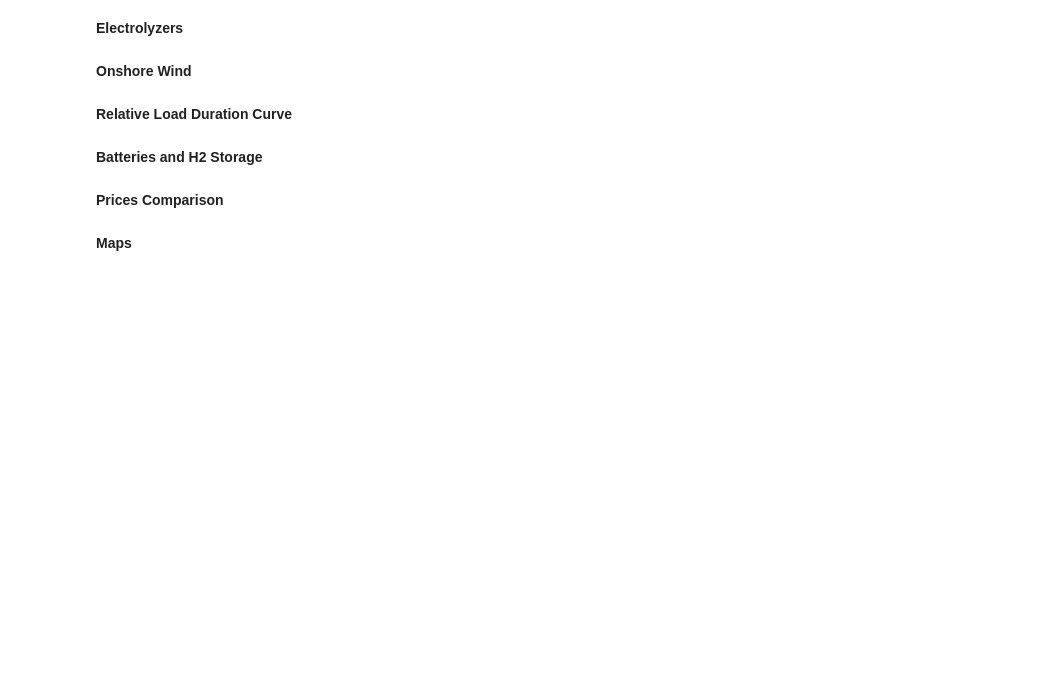
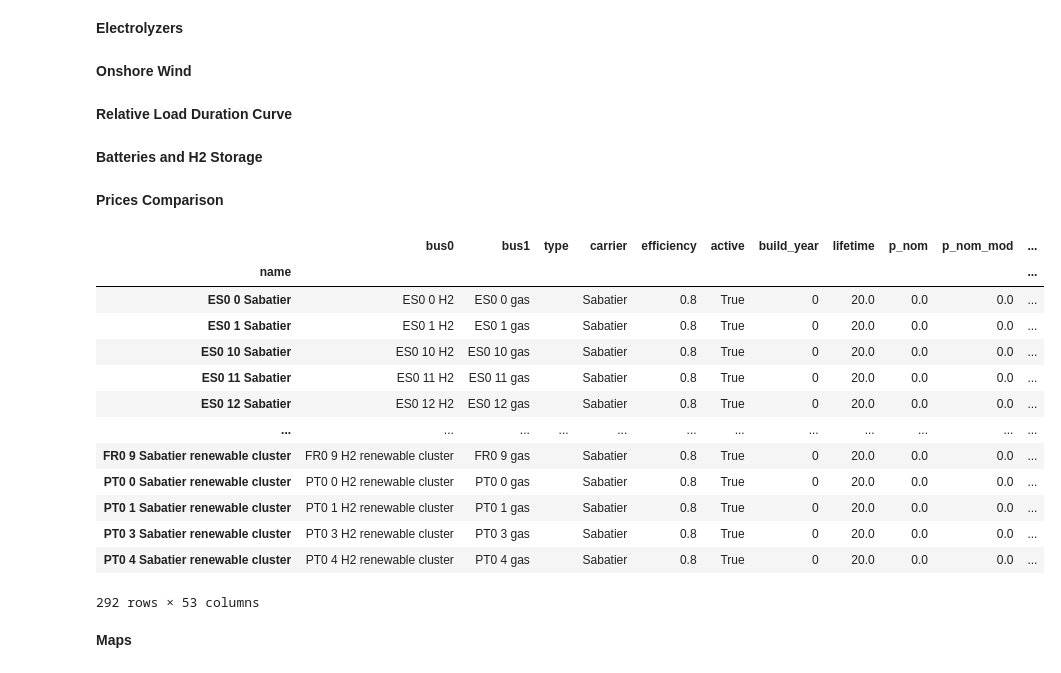
Before and after one commit to FrugisRoss/pypsa-eur, a Jupyter notebook: SectorCoupled_Plotting.ipynb, the cells around one changed output. Drawn from its saved outputs; the diff is of its cells as text; code cells hidden in the pictures; blank space fills up the shorter version.

Commit message:
Added a new type of cluster and made some new plots

```diff
--- a/SectorCoupled_Plotting.ipynb
+++ b/SectorCoupled_Plotting.ipynb
@@ -31,11 +31,12 @@ Set parameter TokenServer to value "sophia1.hpc.ait.dtu.dk"
 # %% [markdown]
 **Set Up**
 # %%
-fn_2050 = r'results/Iberic100_2050_ccslimit/all/networks/base_s_100__3h_2050.nc'
-# fn_2050 = r'results/Noridcs100_2050_modco2_popweight_ren50/all/networks/base_s_100__12h_2050.nc'
+fn_50MW = r'results/Iberic100_2035_20ccslimit/all/networks/base_s_100__3h_2035.nc'
+fn_base = r'results/Base_Cases/Iberic100_2035_20ccslimit/all/networks/base_s_100__3h_2035.nc'
 config = yaml.safe_load(Path("config/config.iberic100_2050_modco2_3h.yaml").read_text())
 config_plotting = yaml.safe_load(Path("config/plotting.default.yaml").read_text())
 
-# n_2035 = pypsa.Network(fn_2035)
-n_2050 = pypsa.Network(fn_2050)
+
+n_50MW = pypsa.Network(fn_50MW)
+n_base = pypsa.Network(fn_base)
 # %% [output]
@@ -765,5 +861,22 @@ def plot_energy_prices_by_cluster(n, carrier):
 plot_energy_prices_by_cluster(n, 'electricity')
 plot_energy_prices_by_cluster(n, 'H2')
 plot_energy_prices_by_cluster(n, 'methanol')
+# %%
+n_50MW.links.loc[n_50MW.links.index.str.contains('Sabatier')]
+# %% [output]
+|  | bus0 | bus1 | type | carrier | efficiency | active | build_year | lifetime | p_nom | p_nom_mod | ... |
+| name |  |  |  |  |  |  |  |  |  |  | ... |
+| ES0 0 Sabatier | ES0 0 H2 | ES0 0 gas |  | Sabatier | 0.8 | True | 0 | 20.0 | 0.0 | 0.0 | ... |
+| ES0 1 Sabatier | ES0 1 H2 | ES0 1 gas |  | Sabatier | 0.8 | True | 0 | 20.0 | 0.0 | 0.0 | ... |
+| ES0 10 Sabatier | ES0 10 H2 | ES0 10 gas |  | Sabatier | 0.8 | True | 0 | 20.0 | 0.0 | 0.0 | ... |
+| ES0 11 Sabatier | ES0 11 H2 | ES0 11 gas |  | Sabatier | 0.8 | True | 0 | 20.0 | 0.0 | 0.0 | ... |
+| ES0 12 Sabatier | ES0 12 H2 | ES0 12 gas |  | Sabatier | 0.8 | True | 0 | 20.0 | 0.0 | 0.0 | ... |
+| ... | ... | ... | ... | ... | ... | ... | ... | ... | ... | ... | ... |
+| FR0 9 Sabatier renewable cluster | FR0 9 H2 renewable cluster | FR0 9 gas |  | Sabatier | 0.8 | True | 0 | 20.0 | 0.0 | 0.0 | ... |
+| PT0 0 Sabatier renewable cluster | PT0 0 H2 renewable cluster | PT0 0 gas |  | Sabatier | 0.8 | True | 0 | 20.0 | 0.0 | 0.0 | ... |
+| PT0 1 Sabatier renewable cluster | PT0 1 H2 renewable cluster | PT0 1 gas |  | Sabatier | 0.8 | True | 0 | 20.0 | 0.0 | 0.0 | ... |
+| PT0 3 Sabatier renewable cluster | PT0 3 H2 renewable cluster | PT0 3 gas |  | Sabatier | 0.8 | True | 0 | 20.0 | 0.0 | 0.0 | ... |
+| PT0 4 Sabatier renewable cluster | PT0 4 H2 renewable cluster | PT0 4 gas |  | Sabatier | 0.8 | True | 0 | 20.0 | 0.0 | 0.0 | ... |
+292 rows × 53 columns
 # %% [markdown]
 **Maps**
```
Also changed, not shown: parts of 35 cells of this notebook, 6 other files.
